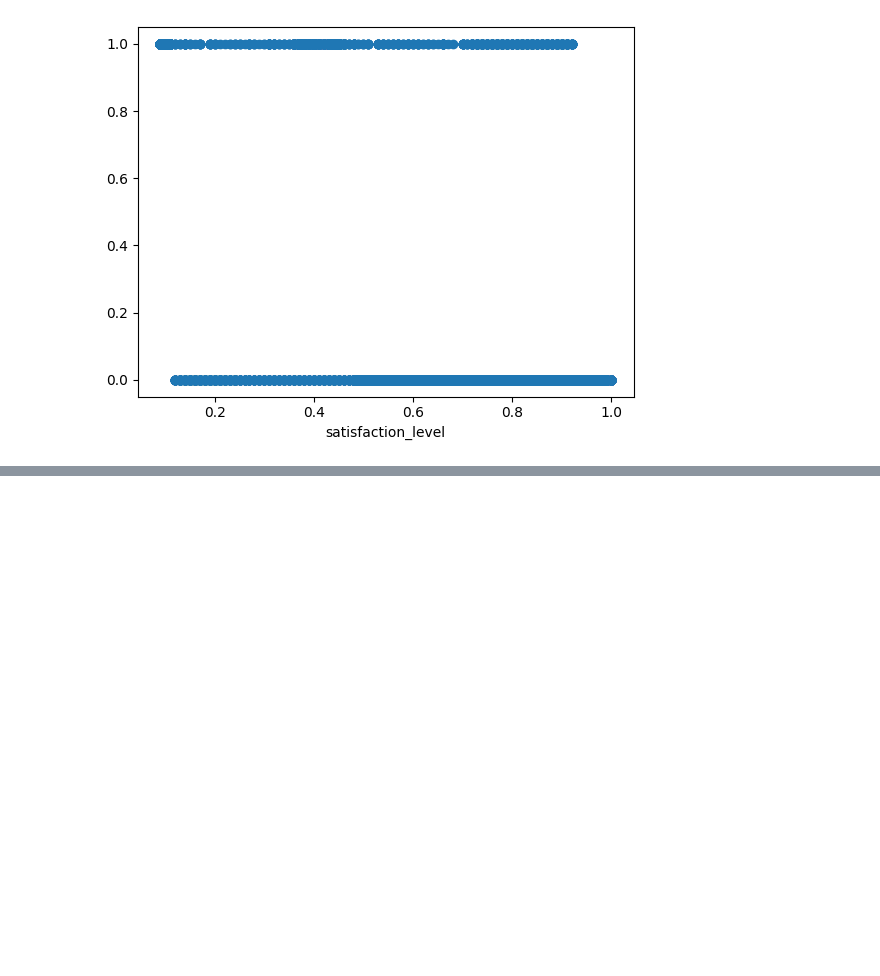
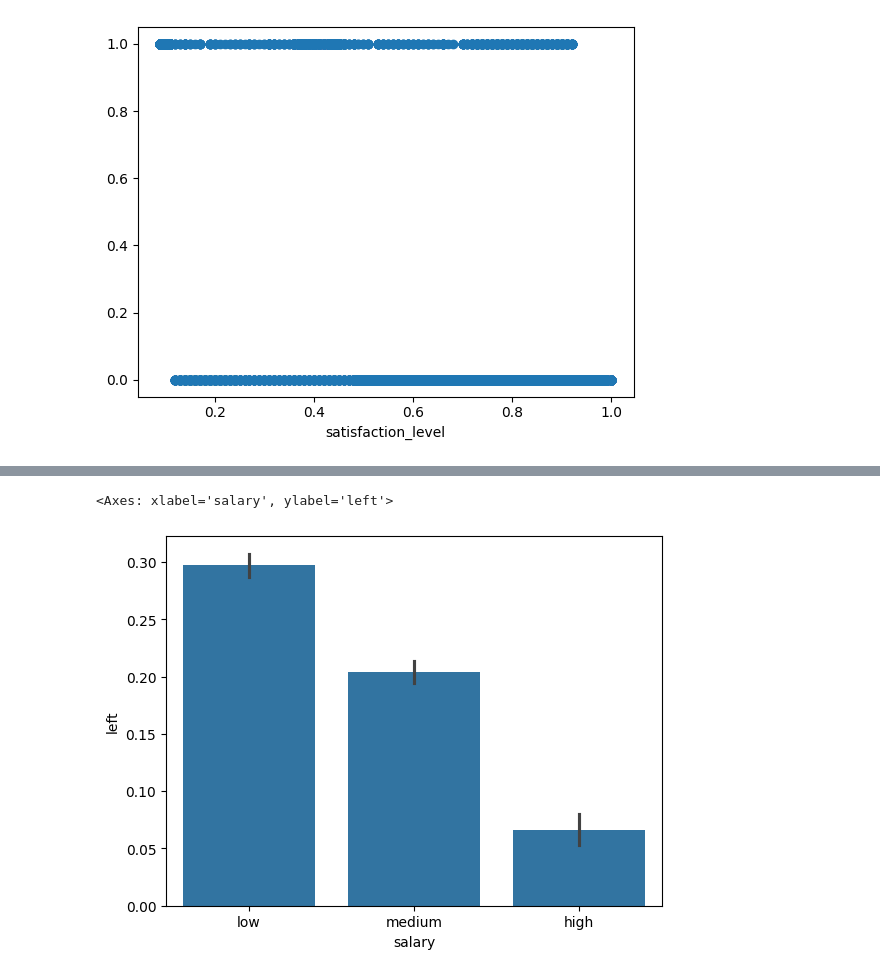
Before and after one commit to pb319/Stat_ML-Learning, a Jupyter notebook: Exercise7/workbook.ipynb, the cells around one changed output, grey strips where cells are left out. Drawn from its saved outputs; the diff is of its cells as text; code cells hidden in the pictures; blank space fills up the shorter version.

```diff
--- a/Exercise7/workbook.ipynb
+++ b/Exercise7/workbook.ipynb
@@ -96,0 +150,6 @@ plt.scatter(df['satisfaction_level'],df['left'])
+# %%
+import matplotlib.pyplot as plt
+sns.barplot(df, x="salary", y="left", hue="island", legend=False)
+# %% [output]
+<Axes: xlabel='salary', ylabel='left'>
+[figure, added]
```
Also changed, not shown: parts of 14 cells of this notebook.
